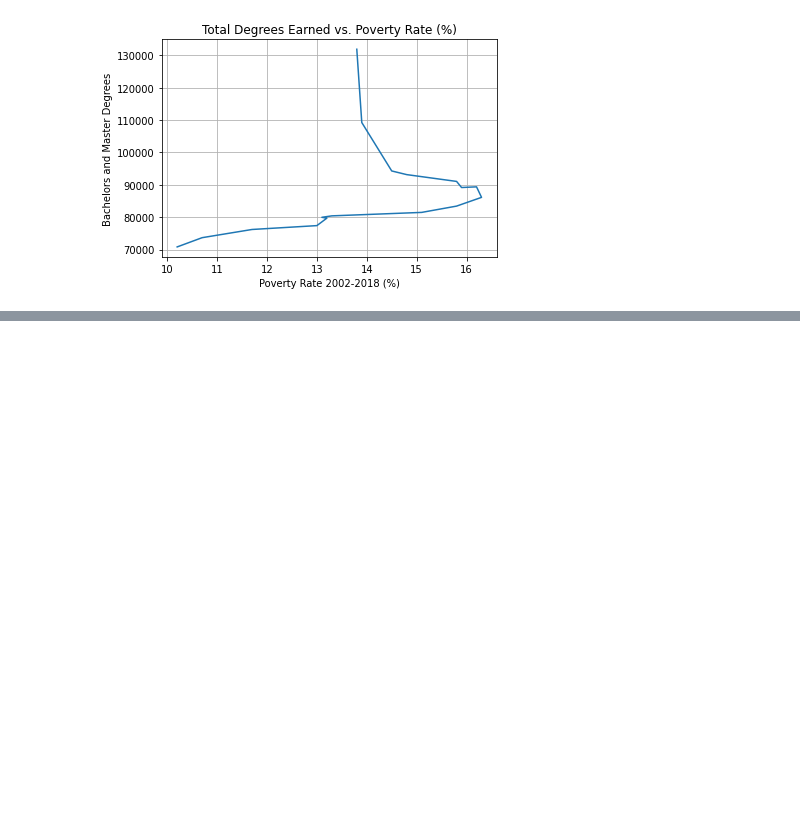
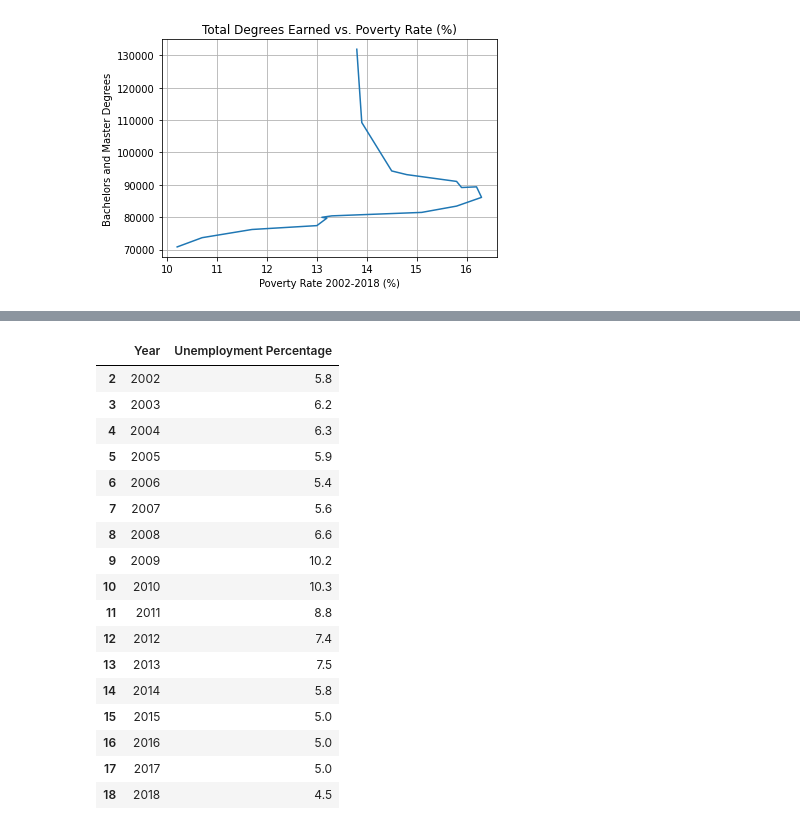
Before and after one commit to AntwonS116/Project-Ohio-College-Analysis, a Jupyter notebook: data.ipynb, the cells around one changed output, grey strips where cells are left out. Drawn from its saved outputs; the diff is of its cells as text; code cells hidden in the pictures; blank space fills up the shorter version.

```diff
--- a/data.ipynb
+++ b/data.ipynb
@@ -573,0 +608,23 @@ plt.show()
+# %%
+unemploy_year["Year"] = unemploy_year["Year"].str[:4]
+unemploy_year.drop([0, 1,19], axis=0, inplace=True)
+unemploy_year
+# %% [output]
+|  | Year | Unemployment Percentage |
+| 2 | 2002 | 5.8 |
+| 3 | 2003 | 6.2 |
+| 4 | 2004 | 6.3 |
+| 5 | 2005 | 5.9 |
+| 6 | 2006 | 5.4 |
+| 7 | 2007 | 5.6 |
+| 8 | 2008 | 6.6 |
+| 9 | 2009 | 10.2 |
+| 10 | 2010 | 10.3 |
+| 11 | 2011 | 8.8 |
+| 12 | 2012 | 7.4 |
+| 13 | 2013 | 7.5 |
+| 14 | 2014 | 5.8 |
+| 15 | 2015 | 5.0 |
+| 16 | 2016 | 5.0 |
+| 17 | 2017 | 5.0 |
+| 18 | 2018 | 4.5 |
```
Also changed, not shown: parts of 2 cells of this notebook.
